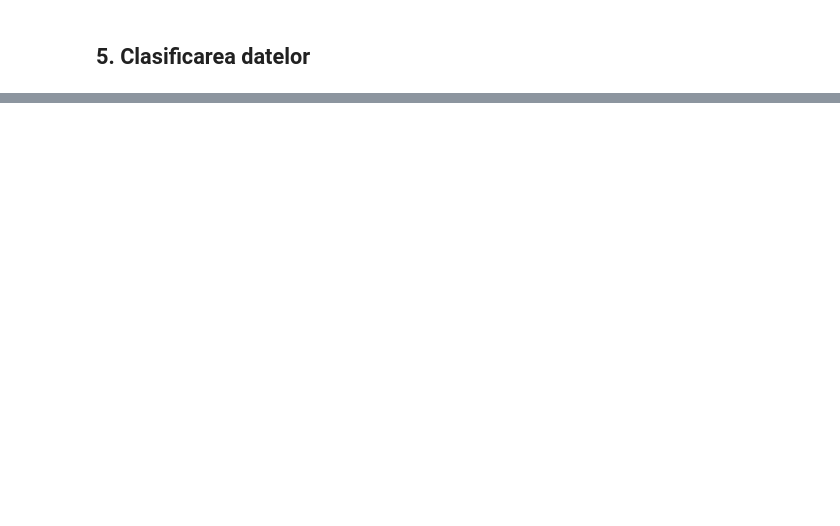
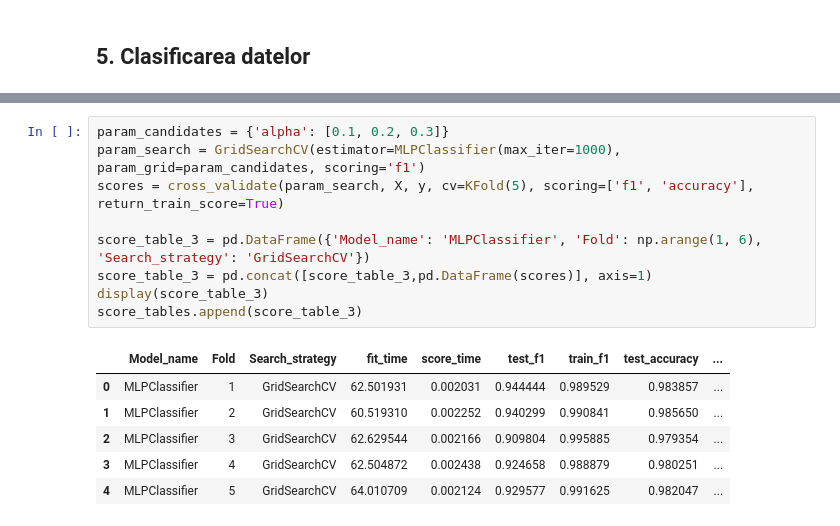
Before and after one commit to MateiSirbu/IDS_Sirbu_Tataru, a Jupyter notebook: Laborator11/SMS Spam Collection.ipynb, the cells around one changed output, grey strips where cells are left out. Drawn from its saved outputs; the diff is of its cells as text; blank space fills up the shorter version.

```diff
--- a/Laborator11/SMS Spam Collection.ipynb
+++ b/Laborator11/SMS Spam Collection.ipynb
@@ -247,0 +290,16 @@ Un clasificator _Random forest_ se folosește de ipotezele emise de mai mulți a
+# %%
+param_candidates = {'alpha': [0.1, 0.2, 0.3]}
+param_search = GridSearchCV(estimator=MLPClassifier(max_iter=1000), param_grid=param_candidates, scoring='f1')
+scores = cross_validate(param_search, X, y, cv=KFold(5), scoring=['f1', 'accuracy'], return_train_score=True)
+
+score_table_3 = pd.DataFrame({'Model_name': 'MLPClassifier', 'Fold': np.arange(1, 6), 'Search_strategy': 'GridSearchCV'})
+score_table_3 = pd.concat([score_table_3,pd.DataFrame(scores)], axis=1)
+display(score_table_3)
+score_tables.append(score_table_3)
+# %% [output]
+|  | Model_name | Fold | Search_strategy | fit_time | score_time | test_f1 | train_f1 | test_accuracy | ... |
+| 0 | MLPClassifier | 1 | GridSearchCV | 62.501931 | 0.002031 | 0.944444 | 0.989529 | 0.983857 | ... |
+| 1 | MLPClassifier | 2 | GridSearchCV | 60.519310 | 0.002252 | 0.940299 | 0.990841 | 0.985650 | ... |
+| 2 | MLPClassifier | 3 | GridSearchCV | 62.629544 | 0.002166 | 0.909804 | 0.995885 | 0.979354 | ... |
+| 3 | MLPClassifier | 4 | GridSearchCV | 62.504872 | 0.002438 | 0.924658 | 0.988879 | 0.980251 | ... |
+| 4 | MLPClassifier | 5 | GridSearchCV | 64.010709 | 0.002124 | 0.929577 | 0.991625 | 0.982047 | ... |
```
Also changed, not shown: parts of 14 cells of this notebook, 1 other file.
